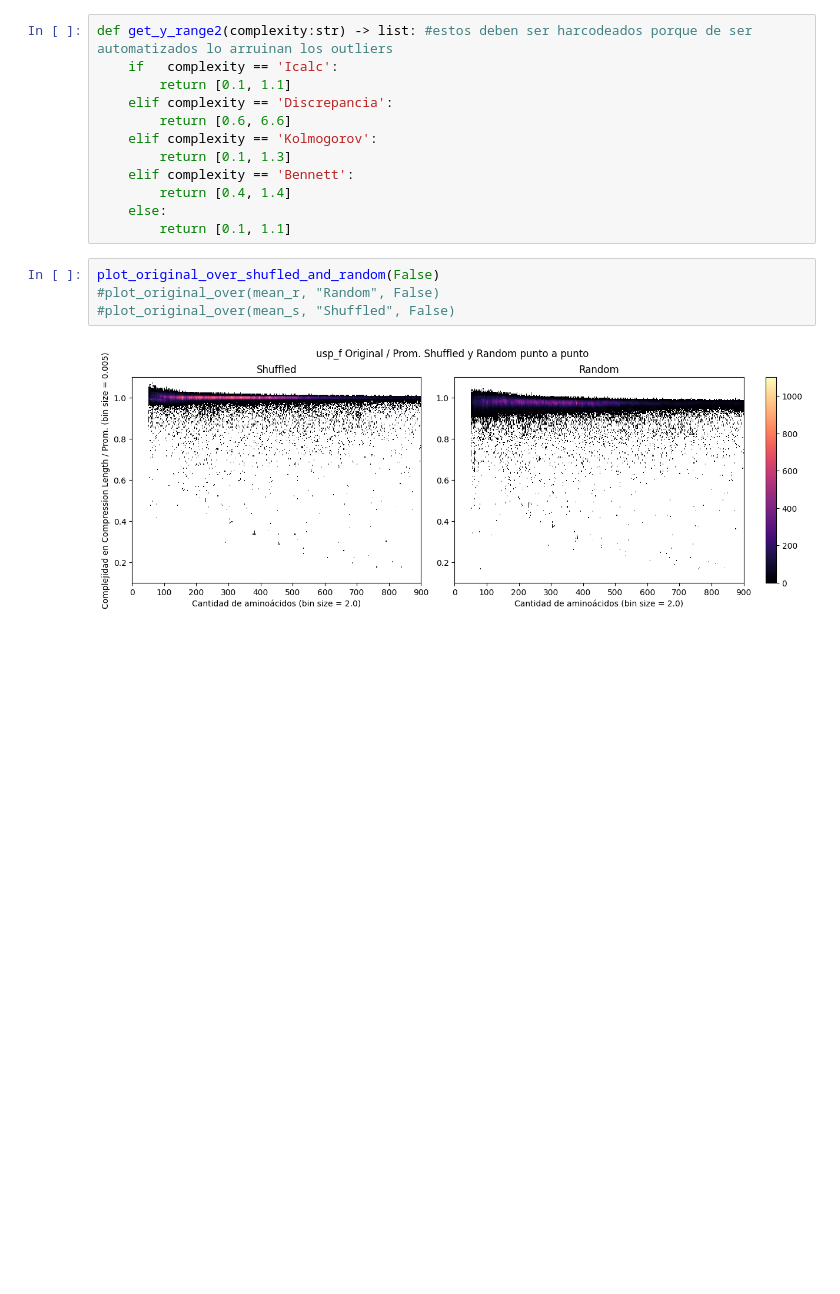
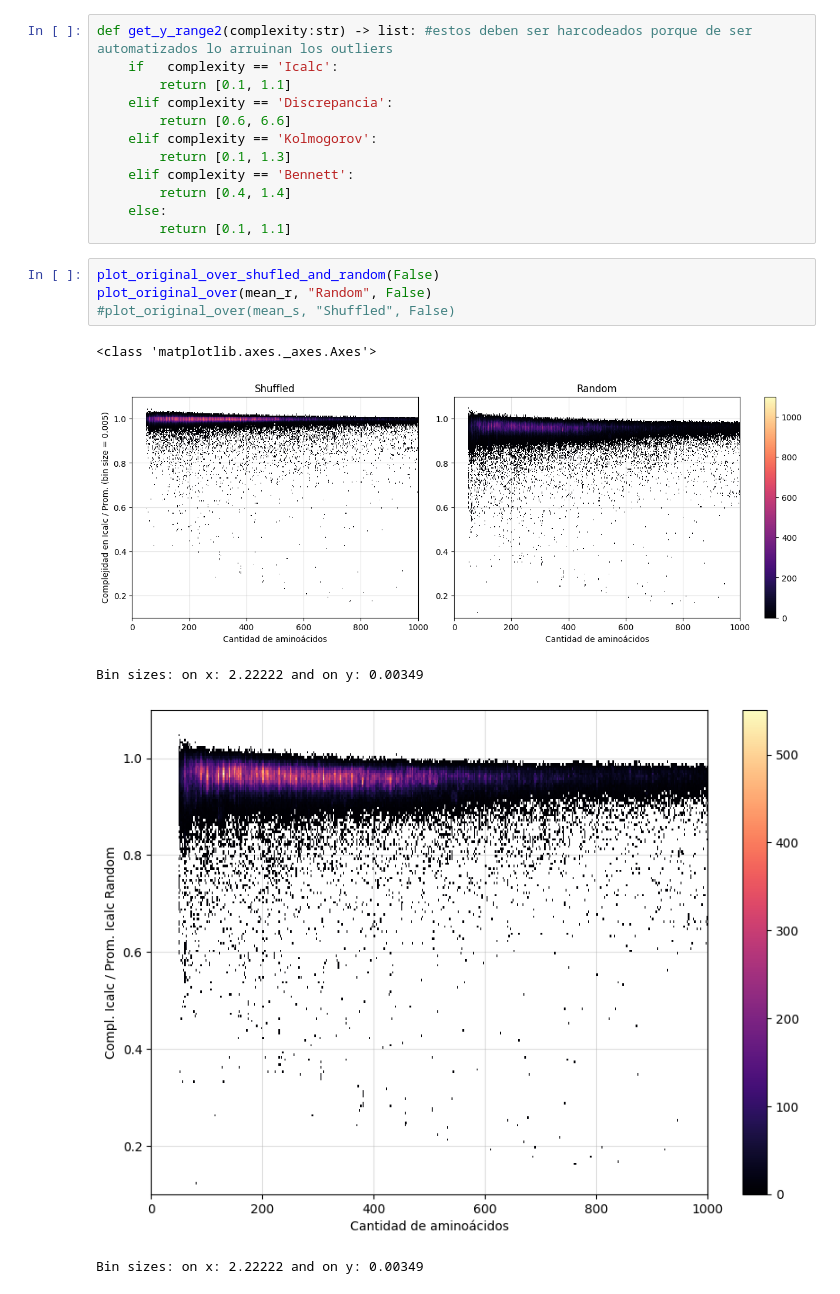
Before and after one commit to marianoOca/tesis, a Jupyter notebook: ploting.ipynb, the cells around one changed output. Saved outputs shown, nothing was run; the diff lists cells and outputs as text; blank space fills up the shorter version.

```diff
--- a/ploting.ipynb
+++ b/ploting.ipynb
@@ -317,7 +331,11 @@ def get_y_range2(complexity:str) -> list: #estos deben ser harcodeados porque de
         return [0.1, 1.1]
 # %%
 plot_original_over_shufled_and_random(False)
-#plot_original_over(mean_r, "Random", False)
+plot_original_over(mean_r, "Random", False)
 #plot_original_over(mean_s, "Shuffled", False)
 # %% [output]
+<class 'matplotlib.axes._axes.Axes'>
-[figure, old version]
+[figure, new version]
+Bin sizes: on x: 2.22222 and on y: 0.00349
+[figure, added]
+Bin sizes: on x: 2.22222 and on y: 0.00349
```
Also changed, not shown: parts of 7 cells of this notebook, 2 other files.
